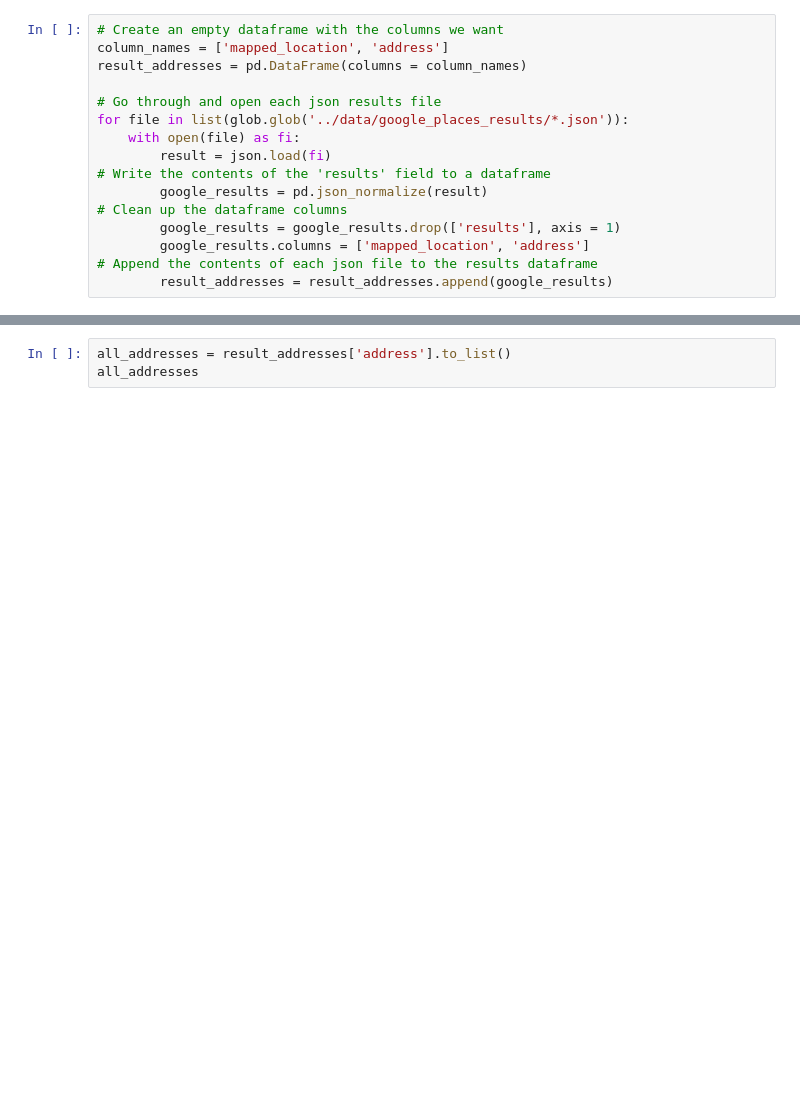
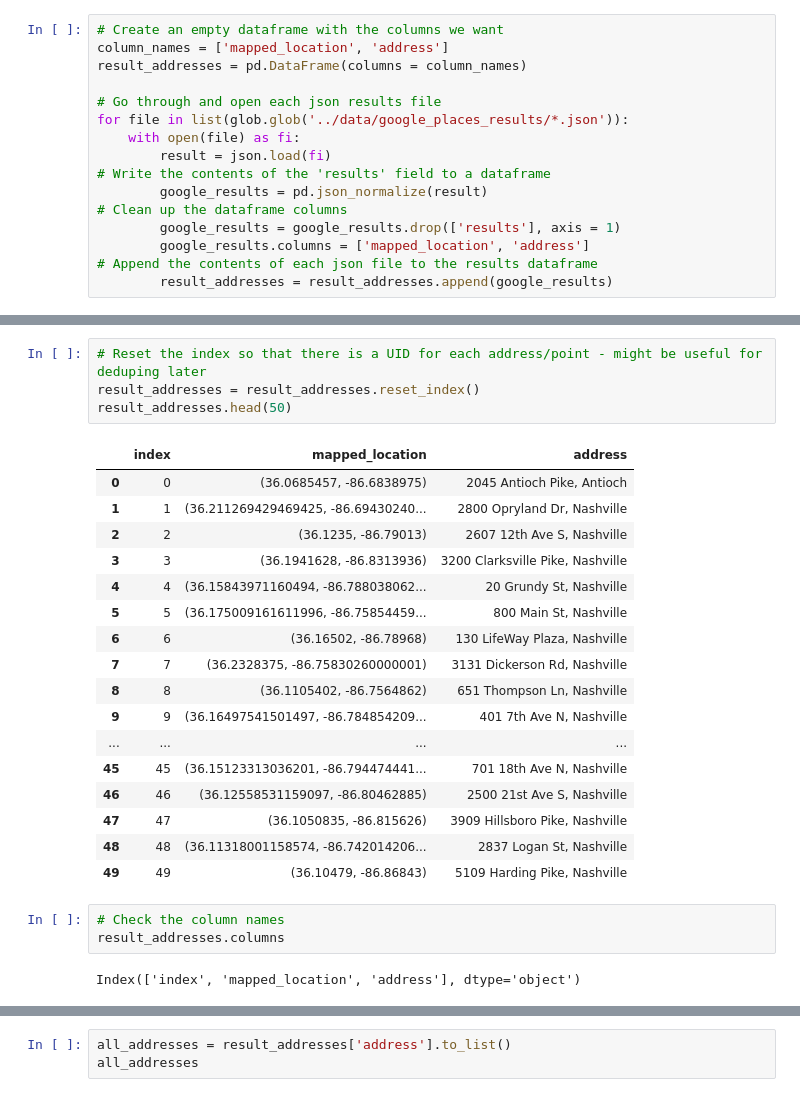
Before and after one commit to nss-data-science-cohort-4/dq4-covid-nashville-coded-19, a Jupyter notebook: notebooks/pt04_matching_google_business_names.ipynb, the cells around one changed output, grey strips where cells are left out. Saved outputs shown, nothing was run; the diff lists cells and outputs as text; blank space fills up the shorter version.

```diff
--- a/notebooks/pt04_matching_google_business_names.ipynb
+++ b/notebooks/pt04_matching_google_business_names.ipynb
@@ -40 +90,28 @@ result_addresses.columns
+# %%
+# Reset the index so that there is a UID for each address/point - might be useful for deduping later
+result_addresses = result_addresses.reset_index()
+result_addresses.head(50)
+# %% [output]
+|  | index | mapped_location | address |
+| 0 | 0 | (36.0685457, -86.6838975) | 2045 Antioch Pike, Antioch |
+| 1 | 1 | (36.211269429469425, -86.69430240... | 2800 Opryland Dr, Nashville |
+| 2 | 2 | (36.1235, -86.79013) | 2607 12th Ave S, Nashville |
+| 3 | 3 | (36.1941628, -86.8313936) | 3200 Clarksville Pike, Nashville |
+| 4 | 4 | (36.15843971160494, -86.788038062... | 20 Grundy St, Nashville |
+| 5 | 5 | (36.175009161611996, -86.75854459... | 800 Main St, Nashville |
+| 6 | 6 | (36.16502, -86.78968) | 130 LifeWay Plaza, Nashville |
+| 7 | 7 | (36.2328375, -86.75830260000001) | 3131 Dickerson Rd, Nashville |
+| 8 | 8 | (36.1105402, -86.7564862) | 651 Thompson Ln, Nashville |
+| 9 | 9 | (36.16497541501497, -86.784854209... | 401 7th Ave N, Nashville |
+| ... | ... | ... | ... |
+| 45 | 45 | (36.15123313036201, -86.794474441... | 701 18th Ave N, Nashville |
+| 46 | 46 | (36.12558531159097, -86.80462885) | 2500 21st Ave S, Nashville |
+| 47 | 47 | (36.1050835, -86.815626) | 3909 Hillsboro Pike, Nashville |
+| 48 | 48 | (36.11318001158574, -86.742014206... | 2837 Logan St, Nashville |
+| 49 | 49 | (36.10479, -86.86843) | 5109 Harding Pike, Nashville |
+# %%
+# Check the column names
+result_addresses.columns
+# %% [output]
+Index(['index', 'mapped_location', 'address'], dtype='object')
 # %%
```
Also changed, not shown: parts of 31 cells of this notebook, 2 other files.
